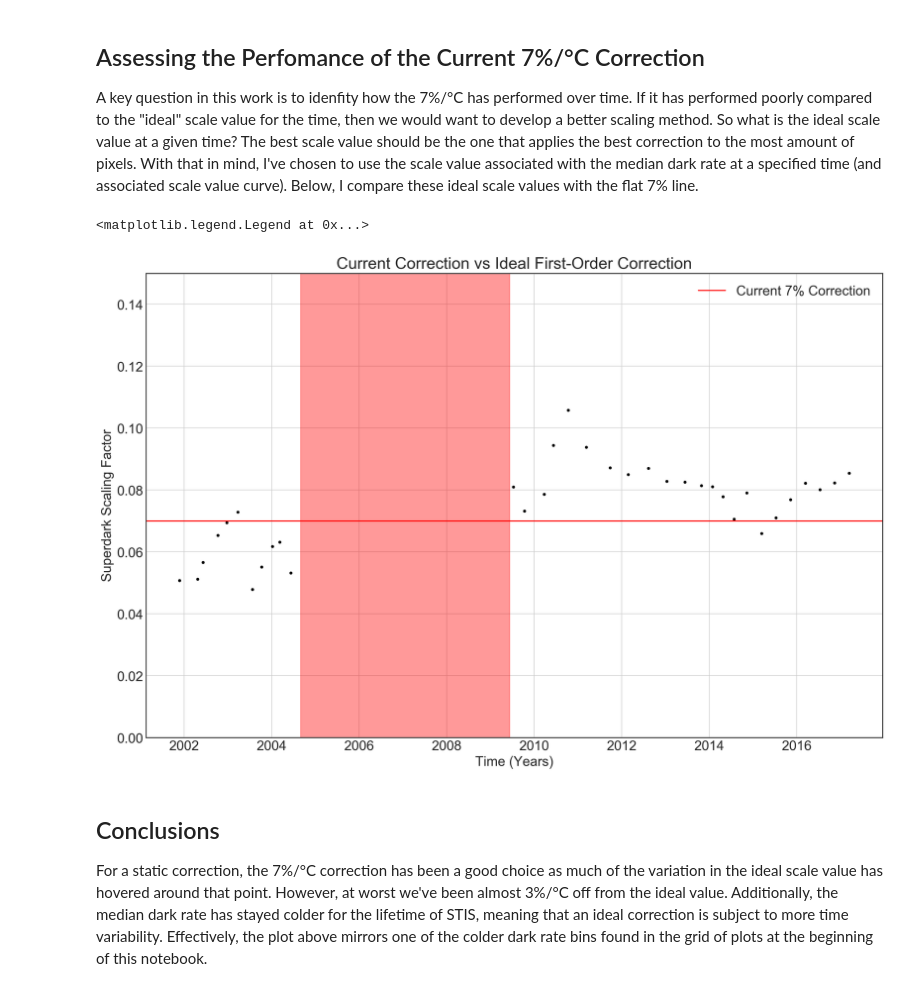
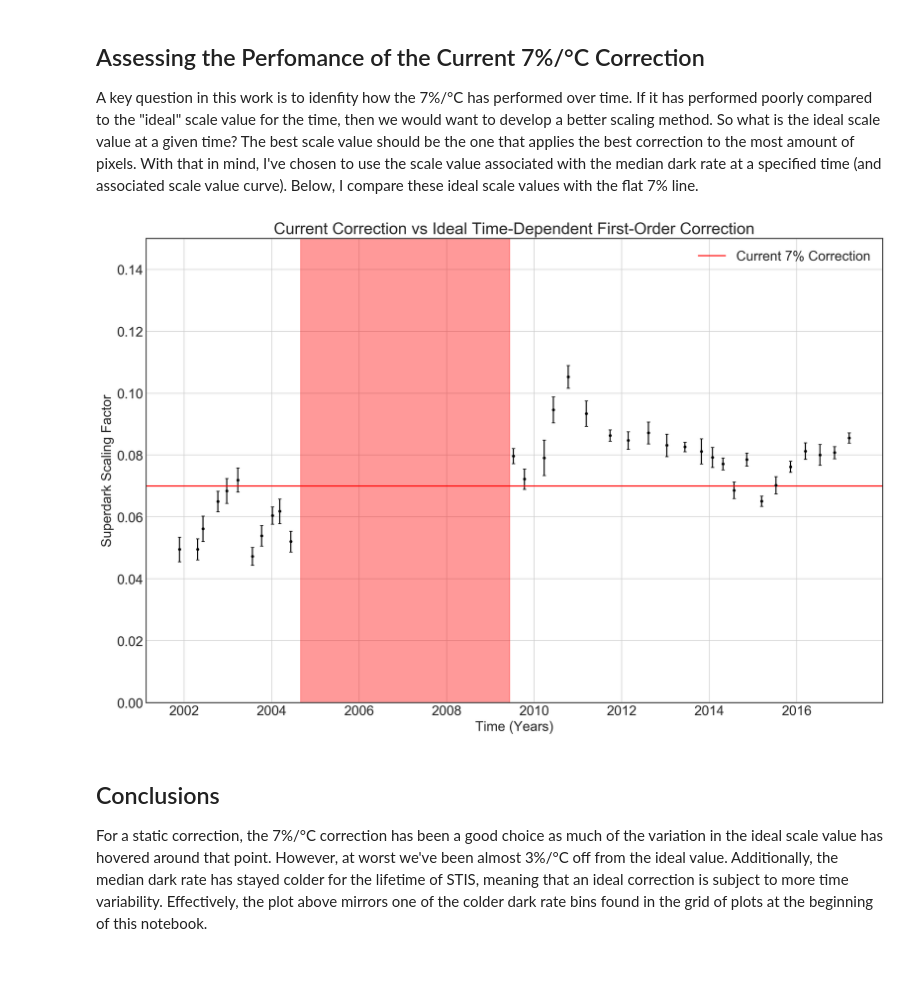
Before and after one commit to dougbrn/STIS-TV, a Jupyter notebook: darkrate_results.ipynb, the cells around one changed output. Cells and saved outputs as stored; diff of their text form; code cells hidden in the pictures.

```diff
--- a/darkrate_results.ipynb
+++ b/darkrate_results.ipynb
@@ -176,36 +177,41 @@ A key question in this work is to idenfity how the 7%/&deg;C has performed over
 # %%
 # Grab all time stamps, scale values (and errors) and median dark rates
 all_stamps = np.array(dt_stamps)
 all_time_rates = np.array(region_rates).T
 all_time_rate_errs = np.array(region_errs).T
 all_medrates = np.array(tsorted_rates)
 ratespace = np.linspace(-2.5,1,15)
 
 # Find scale value of the median dark rate for each time stamp, the "ideal" scale values
-med_rates=[]
+med_rates = []
+med_errs = []
 for stamp,rate,err,med in zip(all_stamps,all_time_rates,all_time_rate_errs,all_medrates):
-    z=np.polyfit(ratespace,rate,6) # Approximate scale value curve with a 6th order polynomial
-    f = np.poly1d(z)
+    #z=np.polyfit(ratespace,rate,6) # Approximate scale value curve with a 6th order polynomial
+    #f = np.poly1d(z)
+    f = interpolate.interp1d(ratespace,rate)
+    e = interpolate.interp1d(ratespace,err)
     med_rate = f(med) # Calculate scale value at the median dark rate
+    med_err = e(med)
     med_rates.append(med_rate)
+    med_errs.append(med_err)
 
 #Plot ideal scale values against 7% correction
 fig,ax = plt.subplots(figsize=(15,10))
 fig.dpi=200
-ax.plot(all_stamps,med_rates,'.',color='k')
-ax.set_title("Current Correction vs Ideal First-Order Correction")
+ax.errorbar(all_stamps,med_rates,med_errs,fmt = '.', color='k',capsize=2)
+ax.set_title("Current Correction vs Ideal Time-Dependent First-Order Correction")
 ax.set_xlabel("Time (Years)")
 ax.set_ylabel("Superdark Scaling Factor")
 ax.set_ylim(0,0.15)
 ax.fill_between([2004.66,2009.44],0,1,alpha=0.4,color='r')
 ax.tick_params(axis='x',which='minor',bottom='off')
 ax.grid()
 ax.axhline(0.07,color='r',label='Current 7% Correction')
 plt.tight_layout()
 plt.legend()
+plt.savefig("plots/firstorder_perf.png")
 # %% [output]
-<matplotlib.legend.Legend at 0x...>
-[figure, old version]
+[figure, new version]
 # %% [markdown]
 ## Conclusions
 
```
Also changed, not shown: parts of 3 cells of this notebook, 33 other files.
